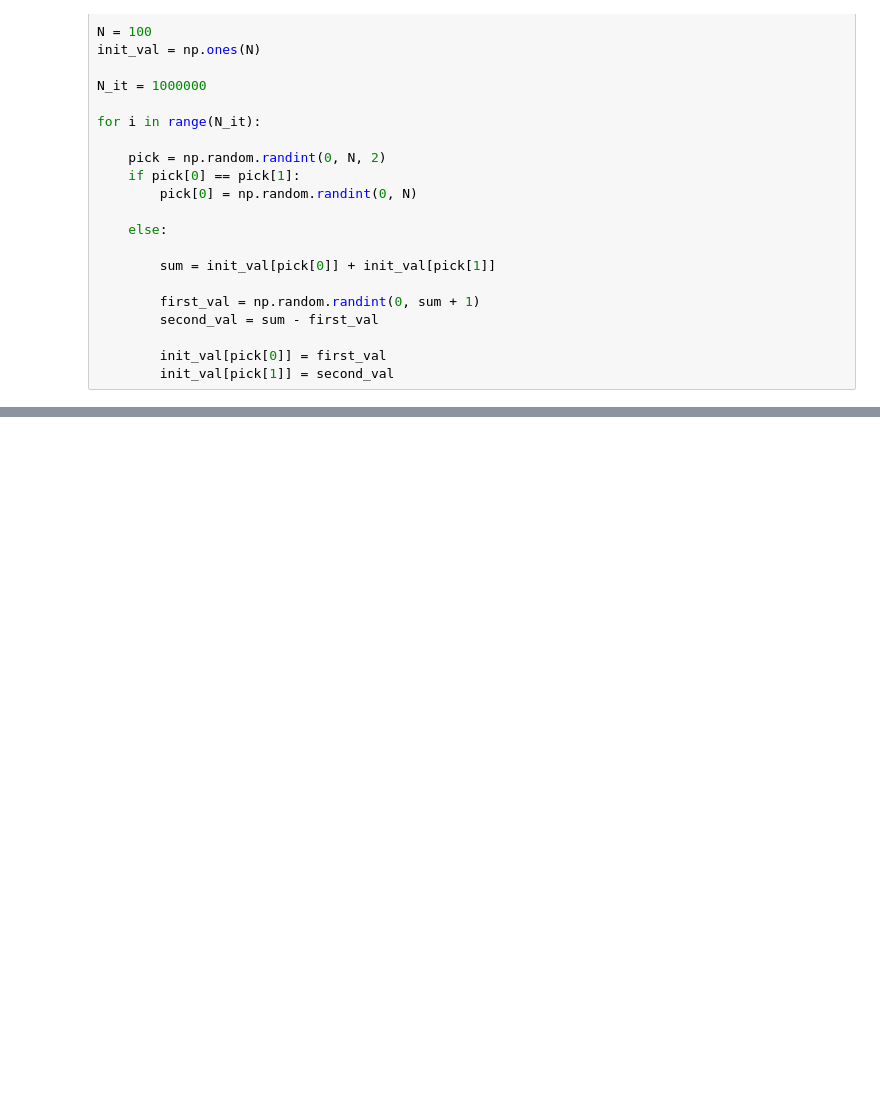
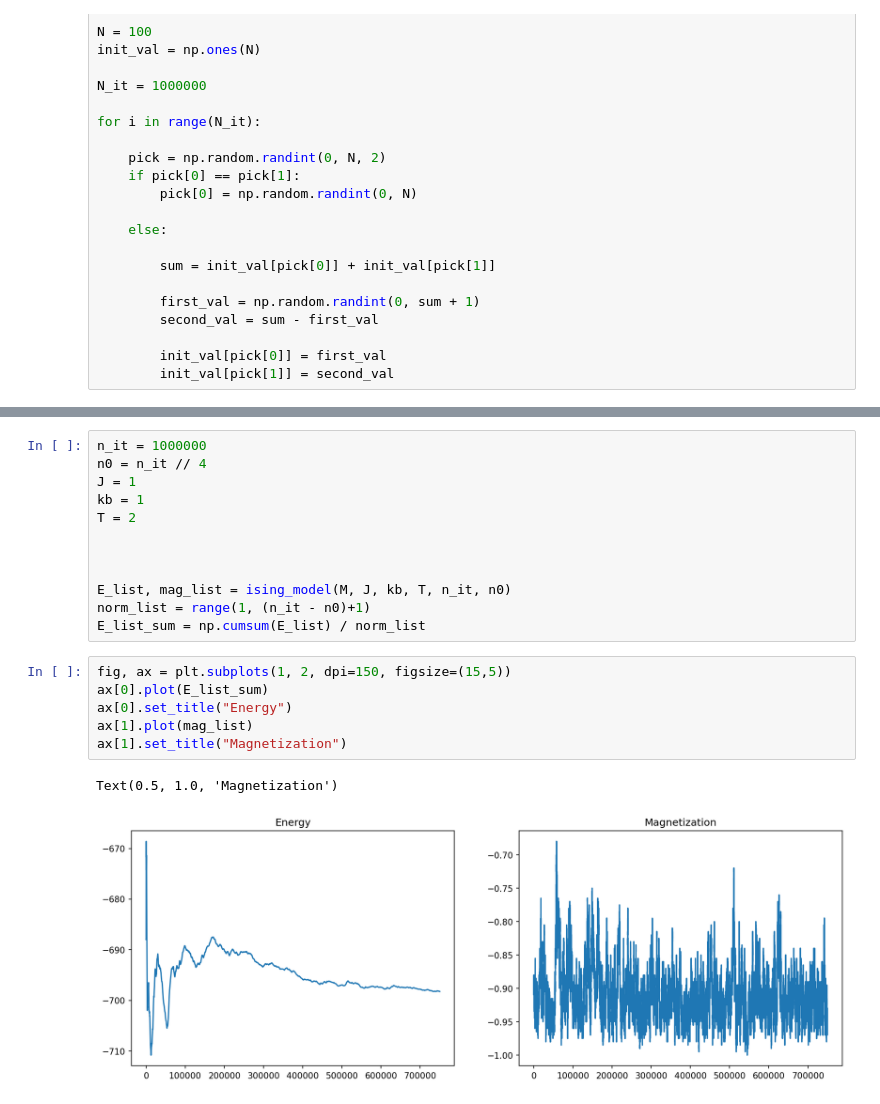
Before and after one commit to nielsdavidsen/CP_2025, a Jupyter notebook: Week1/Excercises.ipynb, the cells around one changed output, grey strips where cells are left out. Saved outputs shown, nothing was run; the diff lists cells and outputs as text; blank space fills up the shorter version.

```diff
--- a/Week1/Excercises.ipynb
+++ b/Week1/Excercises.ipynb
@@ -51,0 +115,21 @@ Text(0, 0.5, 'Frequency')
+# %%
+n_it = 1000000
+n0 = n_it // 4
+J = 1
+kb = 1
+T = 2
+
+
+
+E_list, mag_list = ising_model(M, J, kb, T, n_it, n0)
+norm_list = range(1, (n_it - n0)+1)
+E_list_sum = np.cumsum(E_list) / norm_list
+# %%
+fig, ax = plt.subplots(1, 2, dpi=150, figsize=(15,5))
+ax[0].plot(E_list_sum)
+ax[0].set_title("Energy")
+ax[1].plot(mag_list)
+ax[1].set_title("Magnetization")
+# %% [output]
+Text(0.5, 1.0, 'Magnetization')
+[figure, added]
```
Also changed, not shown: parts of 3 cells of this notebook, 13 other files.
